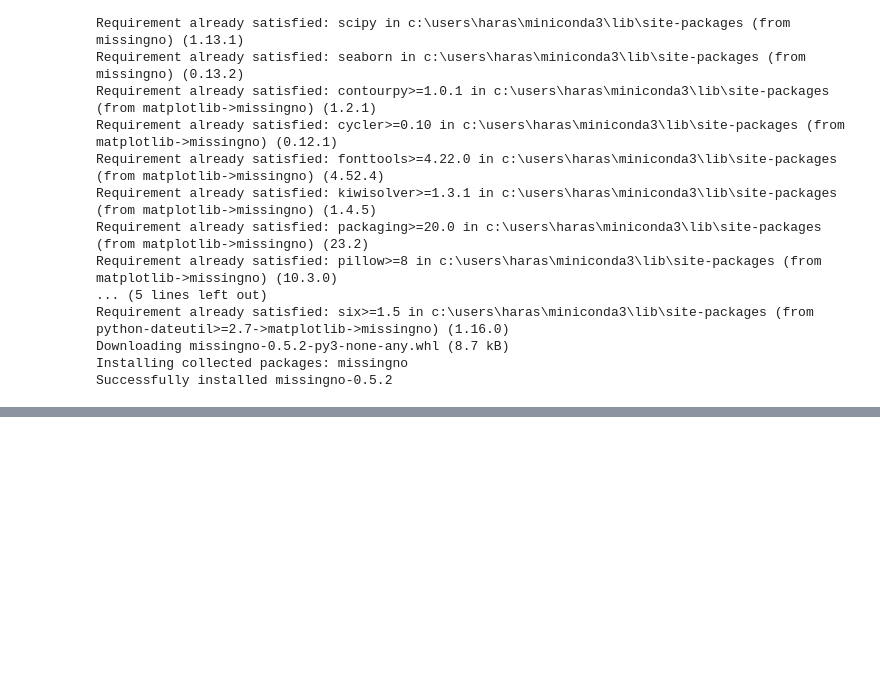
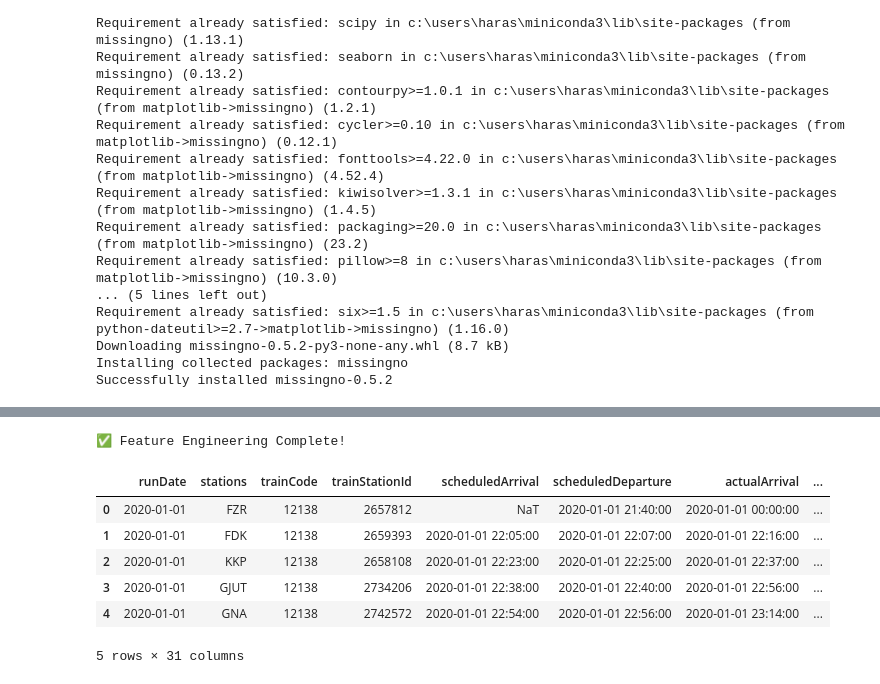
Before and after one commit to iyappank/PredictTrainDelay, a Jupyter notebook: CaptstoneProjectV2.ipynb, the cells around one changed output, grey strips where cells are left out. Drawn from its saved outputs; the diff is of its cells as text; code cells hidden in the pictures; blank space fills up the shorter version.

```diff
--- a/CaptstoneProjectV2.ipynb
+++ b/CaptstoneProjectV2.ipynb
@@ -297,0 +90,66 @@ dtype: float64
+# %%
+
+# ==============================
+# 🎯 Feature Engineering
+# ==============================
+
+# Convert runDate to datetime
+df['runDate'] = pd.to_datetime(df['runDate'], dayfirst=True, errors='coerce')
+df.dropna(subset=['runDate'], inplace=True)
+
+# Extract day of week and month
+df['day_of_week'] = df['runDate'].dt.day_name()
+df['month'] = df['runDate'].dt.month
+
+# Convert time columns
+time_cols = ['scheduledArrival', 'scheduledDeparture', 'actualArrival', 'actualDeparture']
+for col in time_cols:
+    df[col] = pd.to_datetime(df[col], dayfirst=True, errors='coerce')
+
+# Time of Day categorization
+def get_time_of_day(hour):
+    if 5 <= hour < 12:
+        return 'Morning'
+    elif 12 <= hour < 17:
+        return 'Afternoon'
+    elif 17 <= hour < 21:
+        return 'Evening'
+    else:
+        return 'Night'
+
+df['time_of_day'] = df['scheduledDeparture'].apply(
+    lambda x: get_time_of_day(x.hour) if pd.notnull(x) else 'Unknown'
+)
+
+# Distance category
+df['distance_category'] = pd.cut(
+    df['distance'],
+    bins=[0, 200, 500, 1000, np.inf],
+    labels=['Short', 'Medium', 'Long', 'Very Long']
+)
+
+# Flags for peak and night departures
+df['is_peak_hour'] = df['scheduledDeparture'].apply(
+    lambda x: 1 if pd.notnull(x) and (7 <= x.hour <= 10 or 17 <= x.hour <= 20) else 0
+)
+df['is_night_departure'] = df['scheduledDeparture'].apply(
+    lambda x: 1 if pd.notnull(x) and (x.hour < 6 or x.hour >= 20) else 0
+)
+
+# Cumulative delay features
+df['cumulative_arrival_delay'] = df.groupby(['runDate', 'trainCode'])['ArrivalDelay'].cumsum()
+df['cumulative_total_delay'] = df.groupby(['runDate', 'trainCode'])[['ArrivalDelay', 'DepartureDelay']].cumsum().sum(axis=1)
+
+print("✅ Feature Engineering Complete!")
+# %% [output]
+✅ Feature Engineering Complete!
+# %%
+df.head()
+# %% [output]
+|  | runDate | stations | trainCode | trainStationId | scheduledArrival | scheduledDeparture | actualArrival | ... |
+| 0 | 2020-01-01 | FZR | 12138 | 2657812 | NaT | 2020-01-01 21:40:00 | 2020-01-01 00:00:00 | ... |
+| 1 | 2020-01-01 | FDK | 12138 | 2659393 | 2020-01-01 22:05:00 | 2020-01-01 22:07:00 | 2020-01-01 22:16:00 | ... |
+| 2 | 2020-01-01 | KKP | 12138 | 2658108 | 2020-01-01 22:23:00 | 2020-01-01 22:25:00 | 2020-01-01 22:37:00 | ... |
+| 3 | 2020-01-01 | GJUT | 12138 | 2734206 | 2020-01-01 22:38:00 | 2020-01-01 22:40:00 | 2020-01-01 22:56:00 | ... |
+| 4 | 2020-01-01 | GNA | 12138 | 2742572 | 2020-01-01 22:54:00 | 2020-01-01 22:56:00 | 2020-01-01 23:14:00 | ... |
+5 rows × 31 columns
```
Also changed, not shown: parts of 12 cells of this notebook.
